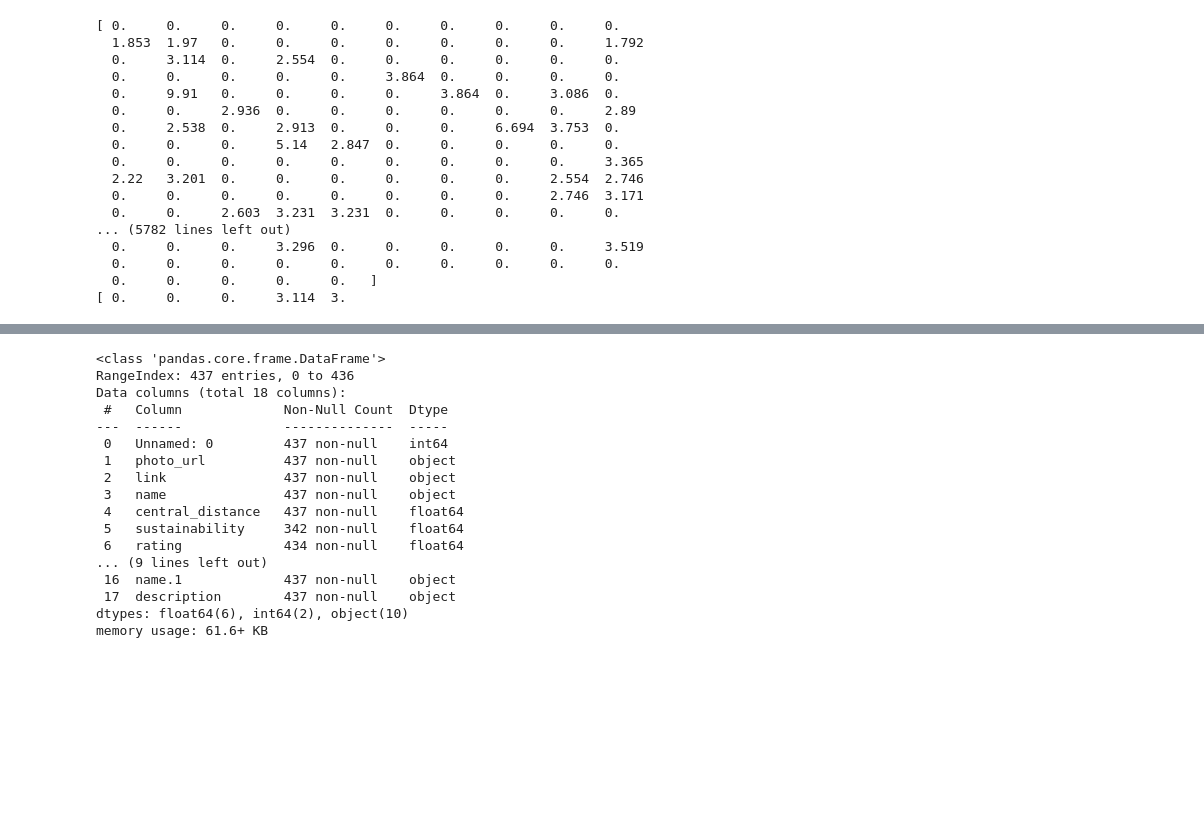
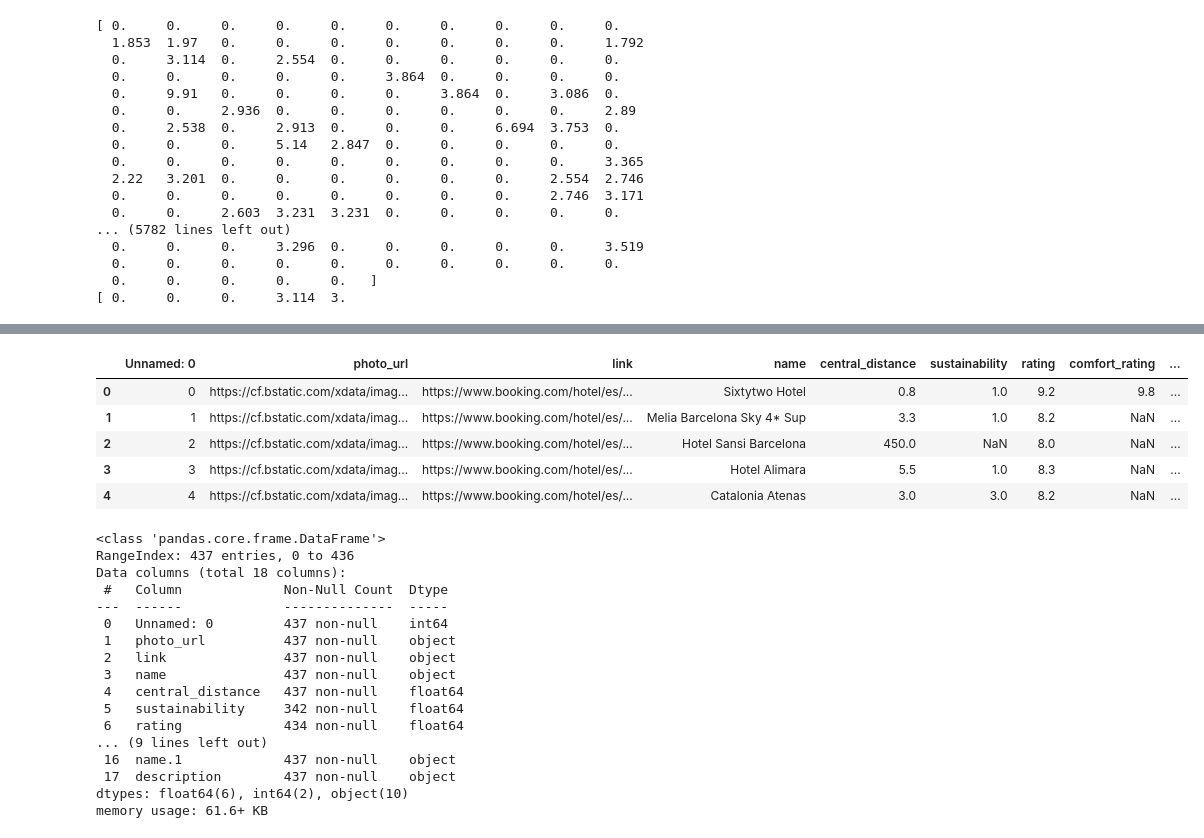
Before and after one commit to pereperi/booking_scraping, a Jupyter notebook: JO_scraping_BCN_MAD.ipynb, the cells around one changed output, grey strips where cells are left out. Cells and saved outputs as stored; diff of their text form; code cells hidden in the pictures; blank space fills up the shorter version.

```diff
--- a/JO_scraping_BCN_MAD.ipynb
+++ b/JO_scraping_BCN_MAD.ipynb
@@ -826,3 +824,12 @@ AttributeError: Can only use .str accessor with string values!
+# %%
+data_c1_w1.head()
+# %% [output]
+|  | Unnamed: 0 | photo_url | link | name | central_distance | sustainability | rating | comfort_rating | ... |
+| 0 | 0 | https://cf.bstatic.com/xdata/imag... | https://www.booking.com/hotel/es/... | Sixtytwo Hotel | 0.8 | 1.0 | 9.2 | 9.8 | ... |
+| 1 | 1 | https://cf.bstatic.com/xdata/imag... | https://www.booking.com/hotel/es/... | Melia Barcelona Sky 4* Sup | 3.3 | 1.0 | 8.2 | NaN | ... |
+| 2 | 2 | https://cf.bstatic.com/xdata/imag... | https://www.booking.com/hotel/es/... | Hotel Sansi Barcelona | 450.0 | NaN | 8.0 | NaN | ... |
+| 3 | 3 | https://cf.bstatic.com/xdata/imag... | https://www.booking.com/hotel/es/... | Hotel Alimara | 5.5 | 1.0 | 8.3 | NaN | ... |
+| 4 | 4 | https://cf.bstatic.com/xdata/imag... | https://www.booking.com/hotel/es/... | Catalonia Atenas | 3.0 | 3.0 | 8.2 | NaN | ... |
 # %%
 data_c1_w1.info()
 # %% [output]
```
Also changed, not shown: parts of 10 cells of this notebook.
